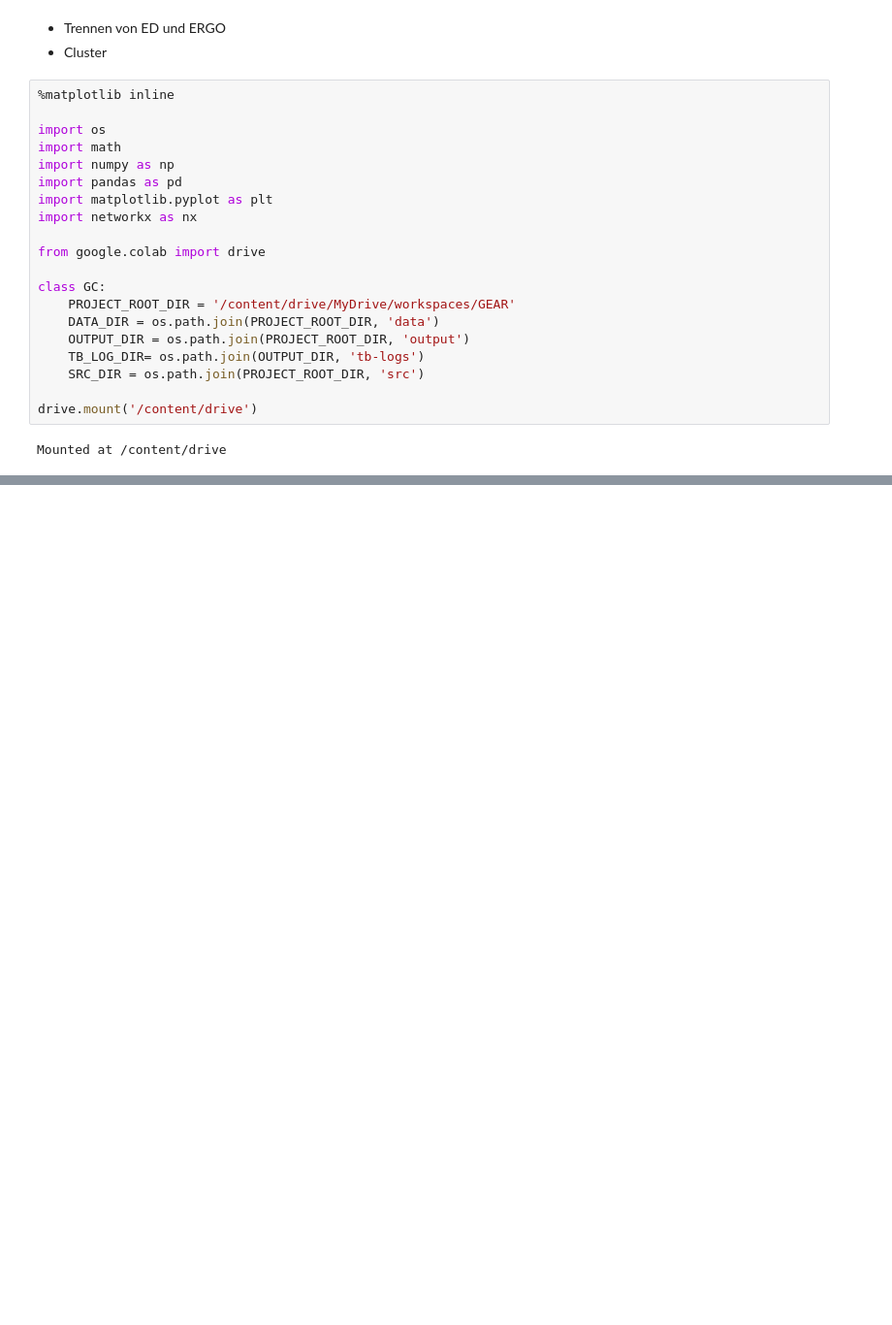
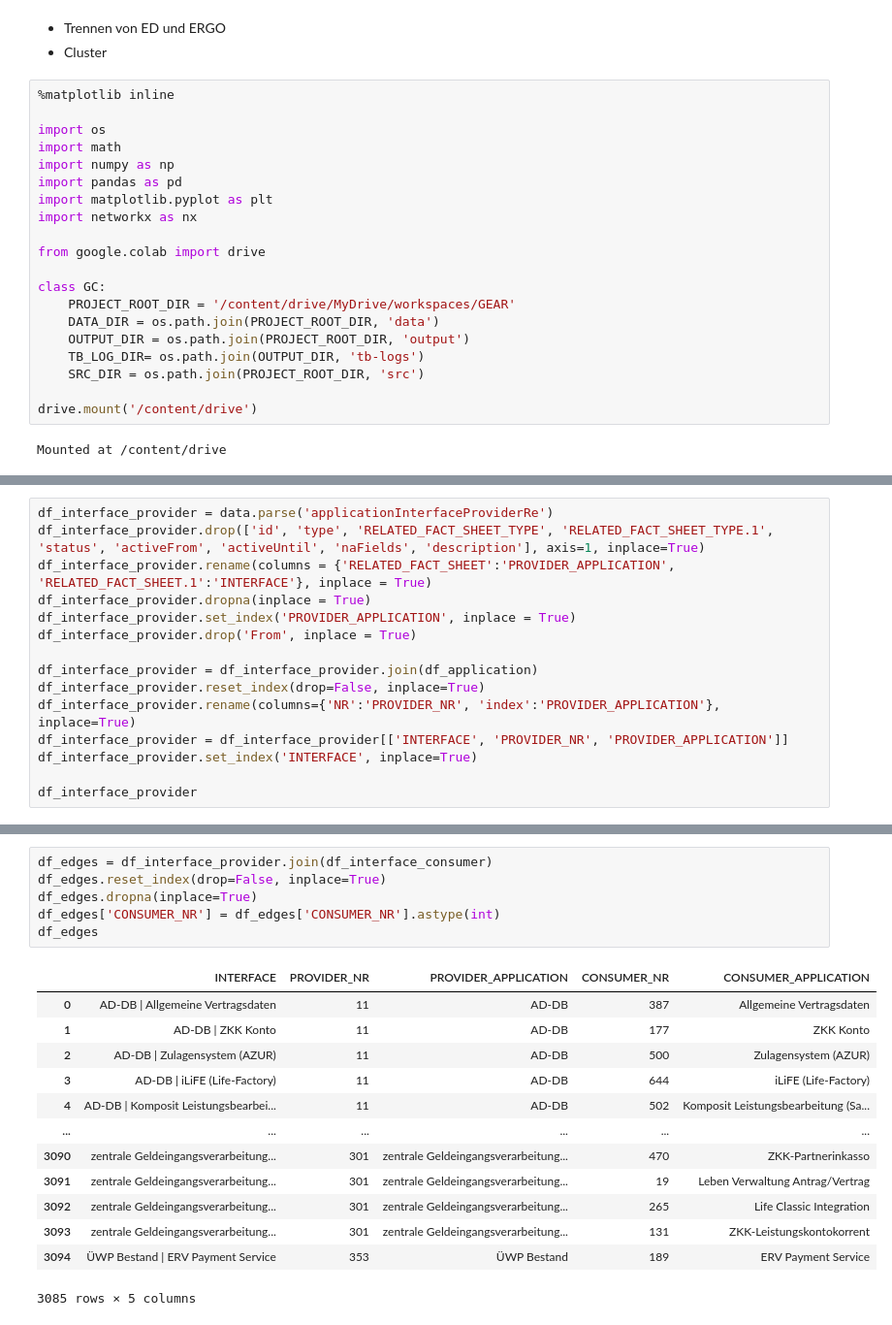
Before and after one commit to schorscho/Ants, a Jupyter notebook: gear_start (1).ipynb, the cells around one changed output, grey strips where cells are left out. Shown at 97% size. Drawn from its saved outputs; the diff is of its cells as text; blank space fills up the shorter version.

```diff
--- a/gear_start (1).ipynb
+++ b/gear_start (1).ipynb
@@ -77,0 +51,15 @@ df_edges
+# %%
+df_interface_provider = data.parse('applicationInterfaceProviderRe')
+df_interface_provider.drop(['id', 'type', 'RELATED_FACT_SHEET_TYPE', 'RELATED_FACT_SHEET_TYPE.1', 'status', 'activeFrom', 'activeUntil', 'naFields', 'description'], axis=1, inplace=True)
+df_interface_provider.rename(columns = {'RELATED_FACT_SHEET':'PROVIDER_APPLICATION', 'RELATED_FACT_SHEET.1':'INTERFACE'}, inplace = True)
+df_interface_provider.dropna(inplace = True)
+df_interface_provider.set_index('PROVIDER_APPLICATION', inplace = True)
+df_interface_provider.drop('From', inplace = True)
+
+df_interface_provider = df_interface_provider.join(df_application)
+df_interface_provider.reset_index(drop=False, inplace=True)
+df_interface_provider.rename(columns={'NR':'PROVIDER_NR', 'index':'PROVIDER_APPLICATION'}, inplace=True)
+df_interface_provider = df_interface_provider[['INTERFACE', 'PROVIDER_NR', 'PROVIDER_APPLICATION']]
+df_interface_provider.set_index('INTERFACE', inplace=True)
+
+df_interface_provider
@@ -77,0 +111,20 @@ df_edges
+# %%
+df_edges = df_interface_provider.join(df_interface_consumer)
+df_edges.reset_index(drop=False, inplace=True)
+df_edges.dropna(inplace=True)
+df_edges['CONSUMER_NR'] = df_edges['CONSUMER_NR'].astype(int)
+df_edges
+# %% [output]
+|  | INTERFACE | PROVIDER_NR | PROVIDER_APPLICATION | CONSUMER_NR | CONSUMER_APPLICATION |
+| 0 | AD-DB | Allgemeine Vertragsdaten | 11 | AD-DB | 387 | Allgemeine Vertragsdaten |
+| 1 | AD-DB | ZKK Konto | 11 | AD-DB | 177 | ZKK Konto |
+| 2 | AD-DB | Zulagensystem (AZUR) | 11 | AD-DB | 500 | Zulagensystem (AZUR) |
+| 3 | AD-DB | iLiFE (Life-Factory) | 11 | AD-DB | 644 | iLiFE (Life-Factory) |
+| 4 | AD-DB | Komposit Leistungsbearbei... | 11 | AD-DB | 502 | Komposit Leistungsbearbeitung (Sa... |
+| ... | ... | ... | ... | ... | ... |
+| 3090 | zentrale Geldeingangsverarbeitung... | 301 | zentrale Geldeingangsverarbeitung... | 470 | ZKK-Partnerinkasso |
+| 3091 | zentrale Geldeingangsverarbeitung... | 301 | zentrale Geldeingangsverarbeitung... | 19 | Leben Verwaltung Antrag/Vertrag |
+| 3092 | zentrale Geldeingangsverarbeitung... | 301 | zentrale Geldeingangsverarbeitung... | 265 | Life Classic Integration |
+| 3093 | zentrale Geldeingangsverarbeitung... | 301 | zentrale Geldeingangsverarbeitung... | 131 | ZKK-Leistungskontokorrent |
+| 3094 | ÜWP Bestand | ERV Payment Service | 353 | ÜWP Bestand | 189 | ERV Payment Service |
+3085 rows × 5 columns
```
Also changed, not shown: parts of 13 cells of this notebook.
